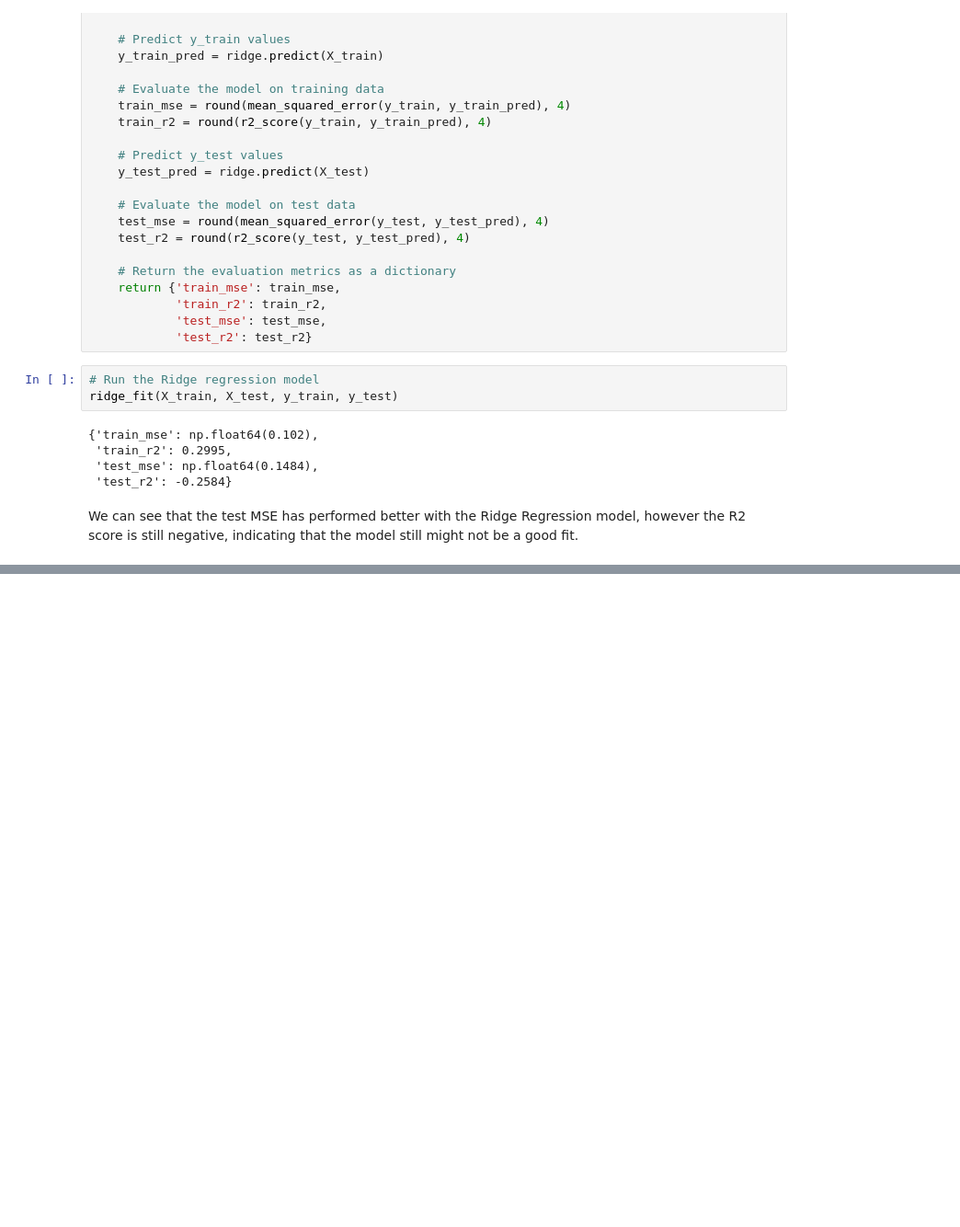
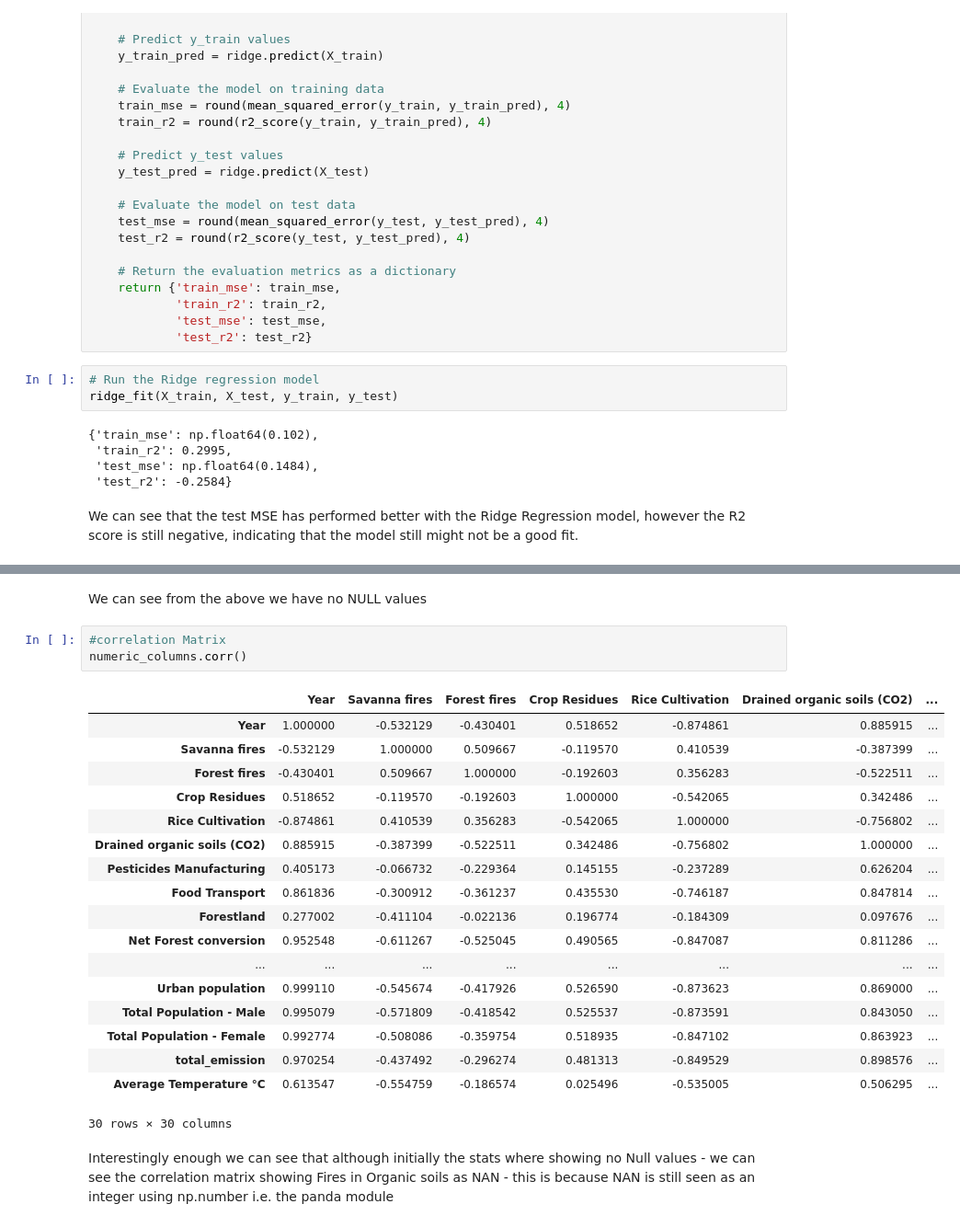
Before and after one commit to Msekgala/Regression-Project-, a Jupyter notebook: WIP copy.ipynb, the cells around one changed output, grey strips where cells are left out. Shown at 92% size. Drawn from its saved outputs; the diff is of its cells as text; blank space fills up the shorter version.

```diff
--- a/WIP copy.ipynb
+++ b/WIP copy.ipynb
@@ -457,0 +506,27 @@ We can see that the test MSE has performed better with the Ridge Regression mode
+# %% [markdown]
+We can see from the above we have no NULL values
+# %%
+#correlation Matrix
+numeric_columns.corr()
+# %% [output]
+|  | Year | Savanna fires | Forest fires | Crop Residues | Rice Cultivation | Drained organic soils (CO2) | ... |
+| Year | 1.000000 | -0.532129 | -0.430401 | 0.518652 | -0.874861 | 0.885915 | ... |
+| Savanna fires | -0.532129 | 1.000000 | 0.509667 | -0.119570 | 0.410539 | -0.387399 | ... |
+| Forest fires | -0.430401 | 0.509667 | 1.000000 | -0.192603 | 0.356283 | -0.522511 | ... |
+| Crop Residues | 0.518652 | -0.119570 | -0.192603 | 1.000000 | -0.542065 | 0.342486 | ... |
+| Rice Cultivation | -0.874861 | 0.410539 | 0.356283 | -0.542065 | 1.000000 | -0.756802 | ... |
+| Drained organic soils (CO2) | 0.885915 | -0.387399 | -0.522511 | 0.342486 | -0.756802 | 1.000000 | ... |
+| Pesticides Manufacturing | 0.405173 | -0.066732 | -0.229364 | 0.145155 | -0.237289 | 0.626204 | ... |
+| Food Transport | 0.861836 | -0.300912 | -0.361237 | 0.435530 | -0.746187 | 0.847814 | ... |
+| Forestland | 0.277002 | -0.411104 | -0.022136 | 0.196774 | -0.184309 | 0.097676 | ... |
+| Net Forest conversion | 0.952548 | -0.611267 | -0.525045 | 0.490565 | -0.847087 | 0.811286 | ... |
+| ... | ... | ... | ... | ... | ... | ... | ... |
+| Urban population | 0.999110 | -0.545674 | -0.417926 | 0.526590 | -0.873623 | 0.869000 | ... |
+| Total Population - Male | 0.995079 | -0.571809 | -0.418542 | 0.525537 | -0.873591 | 0.843050 | ... |
+| Total Population - Female | 0.992774 | -0.508086 | -0.359754 | 0.518935 | -0.847102 | 0.863923 | ... |
+| total_emission | 0.970254 | -0.437492 | -0.296274 | 0.481313 | -0.849529 | 0.898576 | ... |
+| Average Temperature °C | 0.613547 | -0.554759 | -0.186574 | 0.025496 | -0.535005 | 0.506295 | ... |
+30 rows × 30 columns
+# %% [markdown]
+Interestingly enough we can see that although initially the stats where showing no Null  values - we can see the
+correlation matrix showing Fires in Organic soils as NAN - this is because NAN is still seen as an integer using np.number i.e. the panda module
```
Also changed, not shown: parts of 20 cells of this notebook.
